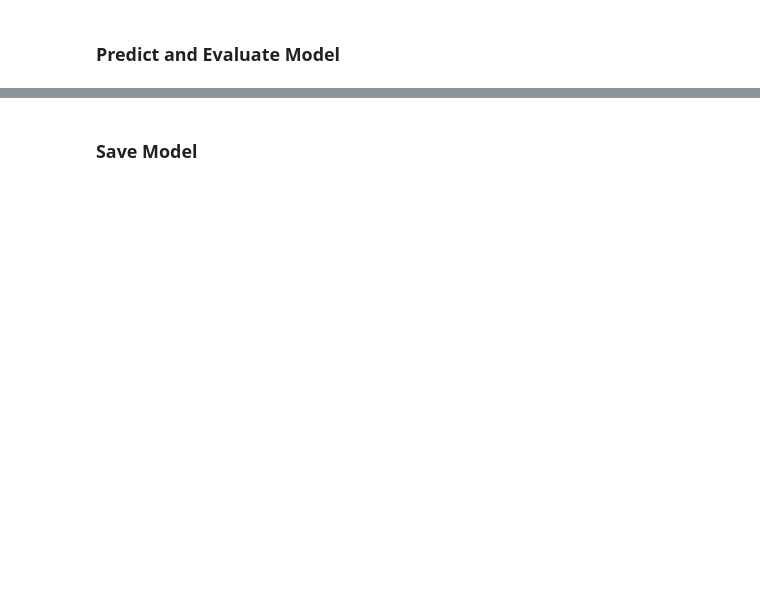
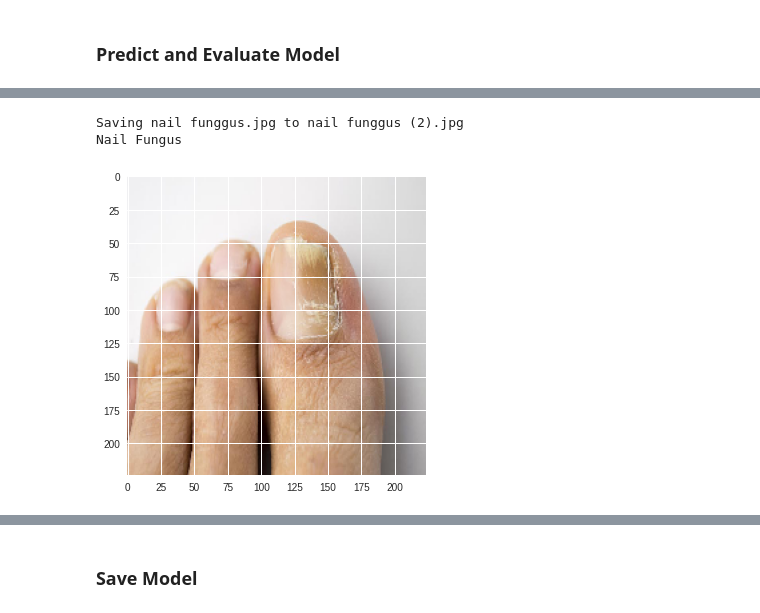
Before and after one commit to DocBot-Bangkit-2021/DocBot-MachineLearningModels, a Jupyter notebook: Disease/Disease_Baseline_Model_02.ipynb, the cells around one changed output, grey strips where cells are left out. Cells and saved outputs as stored; diff of their text form; code cells hidden in the pictures; blank space fills up the shorter version.

```diff
--- a/Disease/Disease_Baseline_Model_02.ipynb
+++ b/Disease/Disease_Baseline_Model_02.ipynb
@@ -2064,6 +2163,6 @@ model.summary()
 # %%
 if do_fine_tuning:
-    optimizer = tf.keras.optimizers.SGD(0.002, momentum=0.9)
+    optimizer = tf.keras.optimizers.SGD(0.002, momentum=0.99)
     feature_extractor.trainable = True
 else:
     feature_extractor.trainable = False
@@ -2085,7 +2184,7 @@ from keras.callbacks import ModelCheckpoint
 # simple early stopping
 es = EarlyStopping(monitor='val_loss', mode='min', verbose=1, patience=5)
 # %%
-mc = ModelCheckpoint('best_model_1_v8.h5', monitor='val_accuracy', mode='max', verbose=1, save_best_only=True)
+mc = ModelCheckpoint('best_model_2_v8.h5', monitor='val_accuracy', mode='max', verbose=1, save_best_only=True)
 # %%
 batch_size = 128
 train_generator = train_datagen.flow_from_directory(
@@ -2106,7 +2208,7 @@ validation_generator = train_datagen.flow_from_directory(
 history = model.fit(
     train_generator,
     steps_per_epoch = train_generator.samples // batch_size,
-    epochs = 50,
+    epochs = 100,
     validation_data = validation_generator,
     validation_steps = validation_generator.samples // batch_size,
     verbose = 1,
@@ -2177,24 +2308,21 @@ from keras.preprocessing import image
 uploaded = files.upload()
 
 for path in uploaded.keys():
-  img = image.load_img(path, target_size=(150,150))
+  img = image.load_img(path, target_size=IMAGE_SIZE)
   imgplot = plt.imshow(img)
   x = image.img_to_array(img)
   x = np.expand_dims(x, axis=0)
   images = np.vstack([x])
   images /= 255 # because on train and test image is normalized, on image predict supposed to be too.
-  classes = model.predict(images, batch_size=32) # the value is not always 1 and 0 because of probabilities
+  classes = model.predict(images, batch_size) # the value is not always 1 and 0 because of probabilities
   predicted_class_indices=np.argmax(classes) # use to check prediction that have higher probabilities
 
 if predicted_class_indices == 0:
-    print('Apple')
+    print('Cataracts')
 elif predicted_class_indices == 1:
-  print('Banana')
+  print('Conjunctivitis')
 elif predicted_class_indices == 2:
-  print('Broccoli')
-elif predicted_class_indices == 3:
-  print('Carrot')
-elif predicted_class_indices == 4:
-  print('Orange')
+  print('Melanoma')
 else:
-  print('Tomato')
+  print('Nail Fungus')
+# %% [output]
@@ -2201,2 +2330,5 @@ else:
+Saving nail funggus.jpg to nail funggus (2).jpg
+Nail Fungus
+[figure, added]
 # %%
 classes
```
Also changed, not shown: parts of 107 cells of this notebook.
